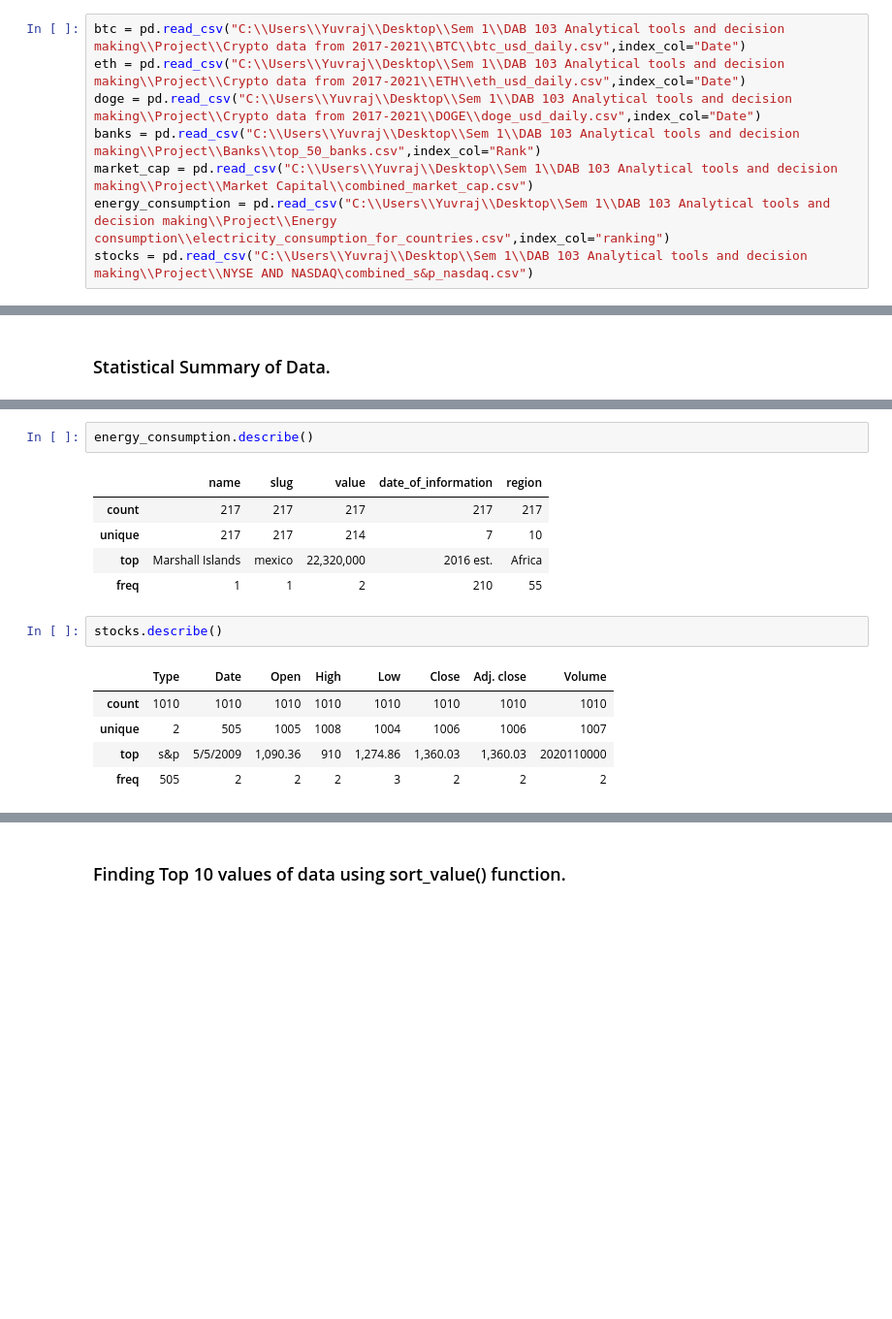
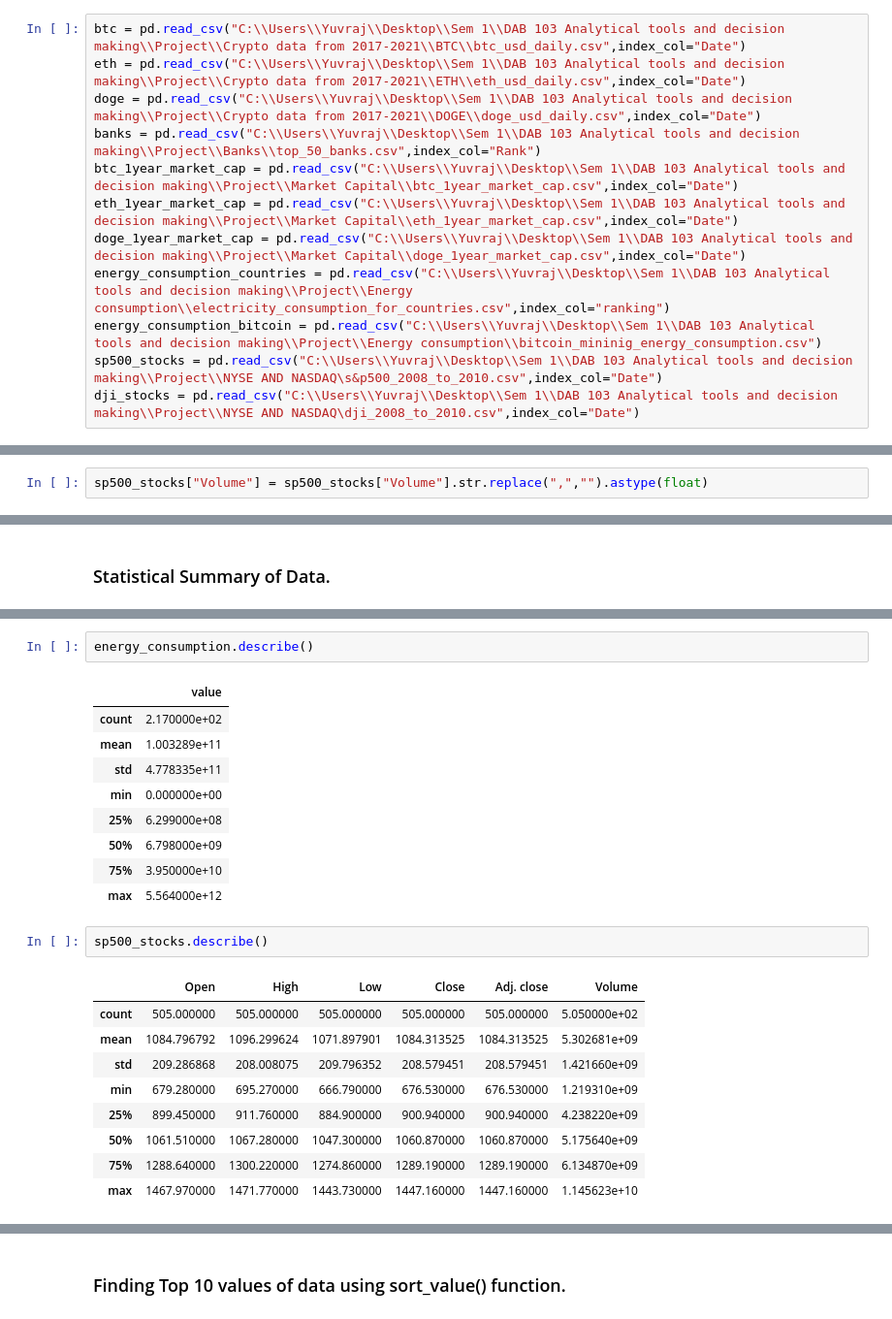
Before and after one commit to aashu26698/Cryptocurrencies-AnInfographic, a Jupyter notebook: Cryptocurrency EDA.ipynb, the cells around one changed output, grey strips where cells are left out. Shown: that part at 97% size. Cells and saved outputs as stored; diff of their text form; blank space fills up the shorter version.

```diff
--- a/Cryptocurrency EDA.ipynb
+++ b/Cryptocurrency EDA.ipynb
@@ -11,8 +11,12 @@ btc = pd.read_csv("C:\\Users\\Yuvraj\\Desktop\\Sem 1\\DAB 103 Analytical tools a
 eth = pd.read_csv("C:\\Users\\Yuvraj\\Desktop\\Sem 1\\DAB 103 Analytical tools and decision making\\Project\\Crypto data from 2017-2021\\ETH\\eth_usd_daily.csv",index_col="Date")
 doge = pd.read_csv("C:\\Users\\Yuvraj\\Desktop\\Sem 1\\DAB 103 Analytical tools and decision making\\Project\\Crypto data from 2017-2021\\DOGE\\doge_usd_daily.csv",index_col="Date")
 banks = pd.read_csv("C:\\Users\\Yuvraj\\Desktop\\Sem 1\\DAB 103 Analytical tools and decision making\\Project\\Banks\\top_50_banks.csv",index_col="Rank")
-market_cap = pd.read_csv("C:\\Users\\Yuvraj\\Desktop\\Sem 1\\DAB 103 Analytical tools and decision making\\Project\\Market Capital\\combined_market_cap.csv")
-energy_consumption = pd.read_csv("C:\\Users\\Yuvraj\\Desktop\\Sem 1\\DAB 103 Analytical tools and decision making\\Project\\Energy consumption\\electricity_consumption_for_countries.csv",index_col="ranking")
-stocks = pd.read_csv("C:\\Users\\Yuvraj\\Desktop\\Sem 1\\DAB 103 Analytical tools and decision making\\Project\\NYSE AND NASDAQ\combined_s&p_nasdaq.csv")
+btc_1year_market_cap = pd.read_csv("C:\\Users\\Yuvraj\\Desktop\\Sem 1\\DAB 103 Analytical tools and decision making\\Project\\Market Capital\\btc_1year_market_cap.csv",index_col="Date")
+eth_1year_market_cap = pd.read_csv("C:\\Users\\Yuvraj\\Desktop\\Sem 1\\DAB 103 Analytical tools and decision making\\Project\\Market Capital\\eth_1year_market_cap.csv",index_col="Date")
+doge_1year_market_cap = pd.read_csv("C:\\Users\\Yuvraj\\Desktop\\Sem 1\\DAB 103 Analytical tools and decision making\\Project\\Market Capital\\doge_1year_market_cap.csv",index_col="Date")
+energy_consumption_countries = pd.read_csv("C:\\Users\\Yuvraj\\Desktop\\Sem 1\\DAB 103 Analytical tools and decision making\\Project\\Energy consumption\\electricity_consumption_for_countries.csv",index_col="ranking")
+energy_consumption_bitcoin = pd.read_csv("C:\\Users\\Yuvraj\\Desktop\\Sem 1\\DAB 103 Analytical tools and decision making\\Project\\Energy consumption\\bitcoin_mininig_energy_consumption.csv")
+sp500_stocks = pd.read_csv("C:\\Users\\Yuvraj\\Desktop\\Sem 1\\DAB 103 Analytical tools and decision making\\Project\\NYSE AND NASDAQ\s&p500_2008_to_2010.csv",index_col="Date")
+dji_stocks = pd.read_csv("C:\\Users\\Yuvraj\\Desktop\\Sem 1\\DAB 103 Analytical tools and decision making\\Project\\NYSE AND NASDAQ\dji_2008_to_2010.csv",index_col="Date")
 # %% [markdown]
 ### Understanding Data.
@@ -255,0 +365,2 @@ memory usage: 63.2+ KB
+# %%
+sp500_stocks["Volume"] = sp500_stocks["Volume"].str.replace(",","").astype(float)
@@ -348,16 +497,24 @@ market_cap.describe()
 # %%
 energy_consumption.describe()
 # %% [output]
-|  | name | slug | value | date_of_information | region |
-| count | 217 | 217 | 217 | 217 | 217 |
-| unique | 217 | 217 | 214 | 7 | 10 |
-| top | Marshall Islands | mexico | 22,320,000 | 2016 est. | Africa |
-| freq | 1 | 1 | 2 | 210 | 55 |
+|  | value |
+| count | 2.170000e+02 |
+| mean | 1.003289e+11 |
+| std | 4.778335e+11 |
+| min | 0.000000e+00 |
+| 25% | 6.299000e+08 |
+| 50% | 6.798000e+09 |
+| 75% | 3.950000e+10 |
+| max | 5.564000e+12 |
 # %%
-stocks.describe()
+sp500_stocks.describe()
 # %% [output]
-|  | Type | Date | Open | High | Low | Close | Adj. close | Volume |
-| count | 1010 | 1010 | 1010 | 1010 | 1010 | 1010 | 1010 | 1010 |
-| unique | 2 | 505 | 1005 | 1008 | 1004 | 1006 | 1006 | 1007 |
-| top | s&p | 5/5/2009 | 1,090.36 | 910 | 1,274.86 | 1,360.03 | 1,360.03 | 2020110000 |
-| freq | 505 | 2 | 2 | 2 | 3 | 2 | 2 | 2 |
+|  | Open | High | Low | Close | Adj. close | Volume |
+| count | 505.000000 | 505.000000 | 505.000000 | 505.000000 | 505.000000 | 5.050000e+02 |
+| mean | 1084.796792 | 1096.299624 | 1071.897901 | 1084.313525 | 1084.313525 | 5.302681e+09 |
+| std | 209.286868 | 208.008075 | 209.796352 | 208.579451 | 208.579451 | 1.421660e+09 |
+| min | 679.280000 | 695.270000 | 666.790000 | 676.530000 | 676.530000 | 1.219310e+09 |
+| 25% | 899.450000 | 911.760000 | 884.900000 | 900.940000 | 900.940000 | 4.238220e+09 |
+| 50% | 1061.510000 | 1067.280000 | 1047.300000 | 1060.870000 | 1060.870000 | 5.175640e+09 |
+| 75% | 1288.640000 | 1300.220000 | 1274.860000 | 1289.190000 | 1289.190000 | 6.134870e+09 |
+| max | 1467.970000 | 1471.770000 | 1443.730000 | 1447.160000 | 1447.160000 | 1.145623e+10 |
```
Also changed, not shown: parts of 54 cells of this notebook.
